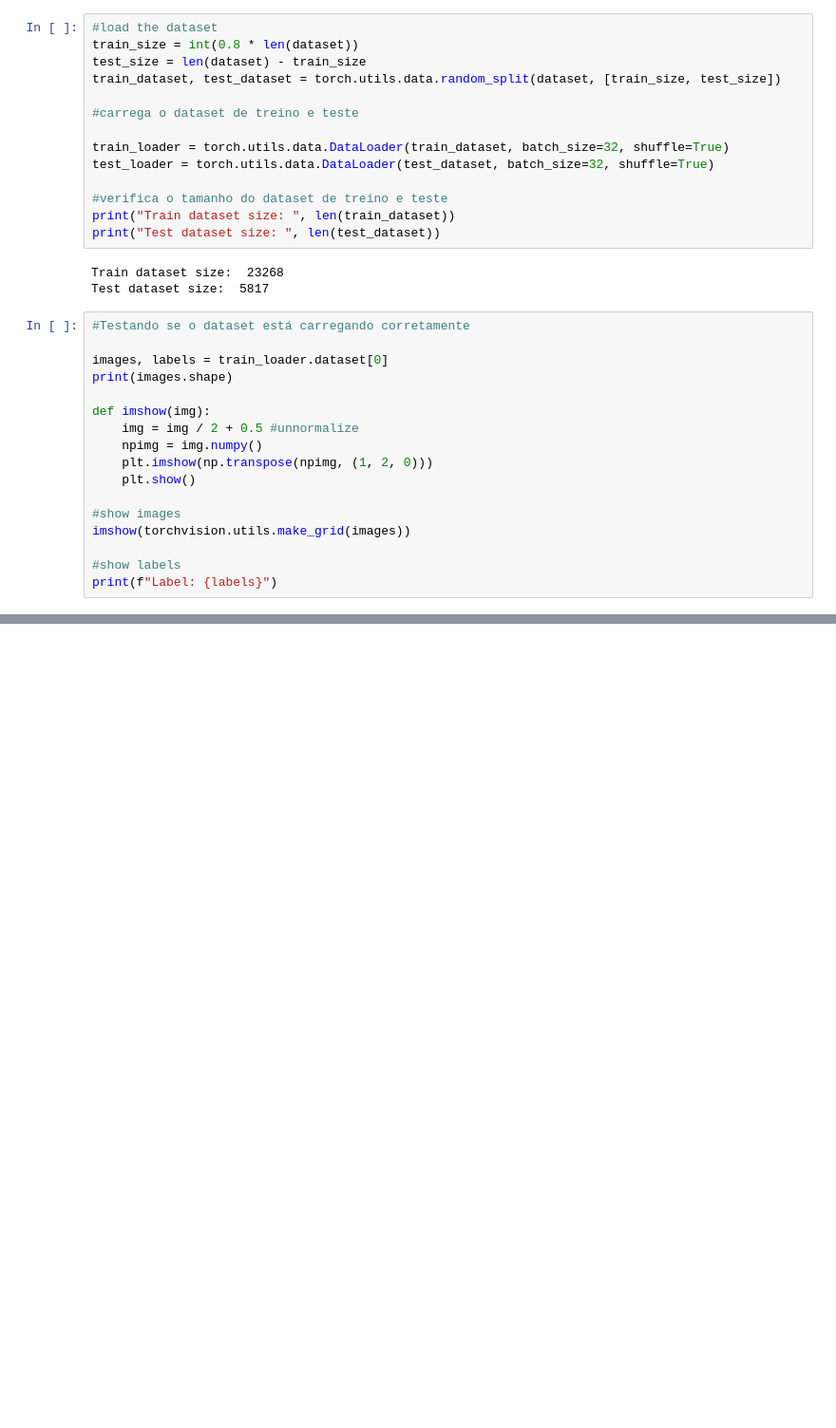
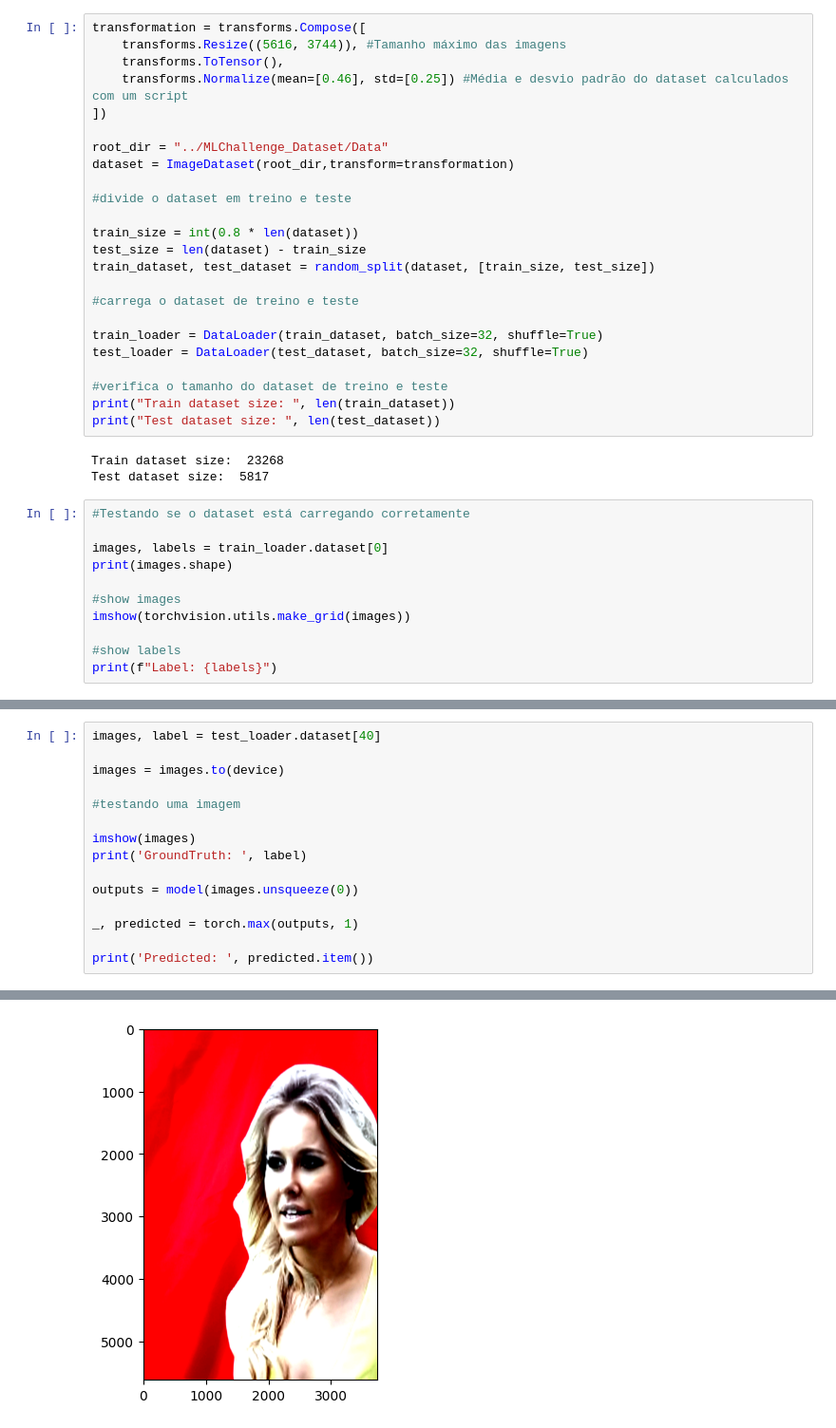
Before and after one commit to paulohdscoelho/desafios-ml, a Jupyter notebook: desafio-01/playground.ipynb, the cells around one changed output, grey strips where cells are left out. Shown at 95% size. Cells and saved outputs as stored; diff of their text form; blank space fills up the shorter version.

```diff
--- a/desafio-01/playground.ipynb
+++ b/desafio-01/playground.ipynb
@@ -35,13 +41,23 @@ dataset = ImageDataset(root_dir,transform=transforms.ToTensor())
 # %%
-#load the dataset
+transformation = transforms.Compose([
+    transforms.Resize((5616, 3744)), #Tamanho máximo das imagens
+    transforms.ToTensor(),
+    transforms.Normalize(mean=[0.46], std=[0.25]) #Média e desvio padrão do dataset calculados com um script
+])
+
+root_dir = "../MLChallenge_Dataset/Data"
+dataset = ImageDataset(root_dir,transform=transformation)
+
+#divide o dataset em treino e teste
+
 train_size = int(0.8 * len(dataset))
 test_size = len(dataset) - train_size
-train_dataset, test_dataset = torch.utils.data.random_split(dataset, [train_size, test_size])
+train_dataset, test_dataset = random_split(dataset, [train_size, test_size])
 
 #carrega o dataset de treino e teste
 
-train_loader = torch.utils.data.DataLoader(train_dataset, batch_size=32, shuffle=True)
-test_loader = torch.utils.data.DataLoader(test_dataset, batch_size=32, shuffle=True)
+train_loader = DataLoader(train_dataset, batch_size=32, shuffle=True)
+test_loader = DataLoader(test_dataset, batch_size=32, shuffle=True)
 
 #verifica o tamanho do dataset de treino e teste
 print("Train dataset size: ", len(train_dataset))
@@ -55,12 +71,6 @@ Test dataset size:  5817
 images, labels = train_loader.dataset[0]
 print(images.shape)
 
-def imshow(img):
-    img = img / 2 + 0.5 #unnormalize
-    npimg = img.numpy()
-    plt.imshow(np.transpose(npimg, (1, 2, 0)))
-    plt.show()
-
 #show images
 imshow(torchvision.utils.make_grid(images))
 
@@ -204,0 +88,16 @@ torch.save(net.state_dict(), PATH)
+# %%
+images, label = test_loader.dataset[40]
+
+images = images.to(device)
+
+#testando uma imagem
+
+imshow(images)
+print('GroundTruth: ', label)
+
+outputs = model(images.unsqueeze(0))
+
+_, predicted = torch.max(outputs, 1)
+
+print('Predicted: ', predicted.item())
+# %% [output]
@@ -204,0 +105 @@ torch.save(net.state_dict(), PATH)
+[figure, added]
```
Also changed, not shown: parts of 18 cells of this notebook, 9 other files.
